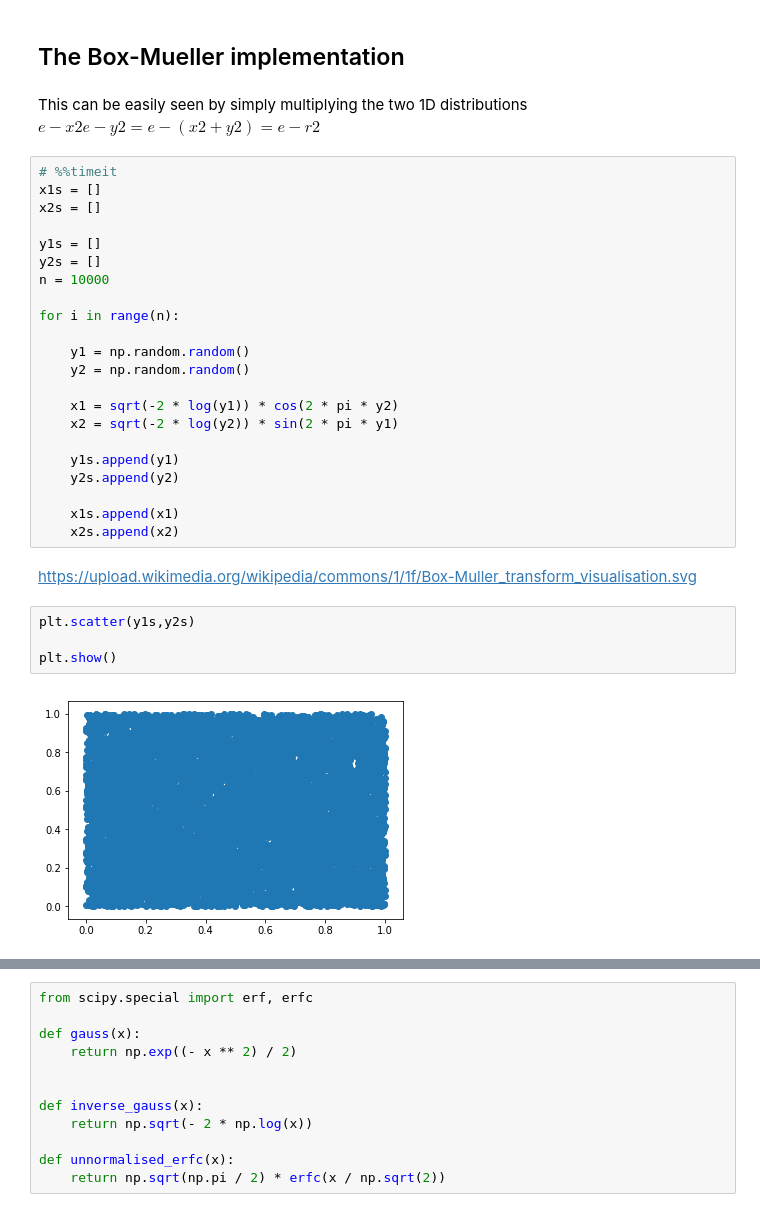
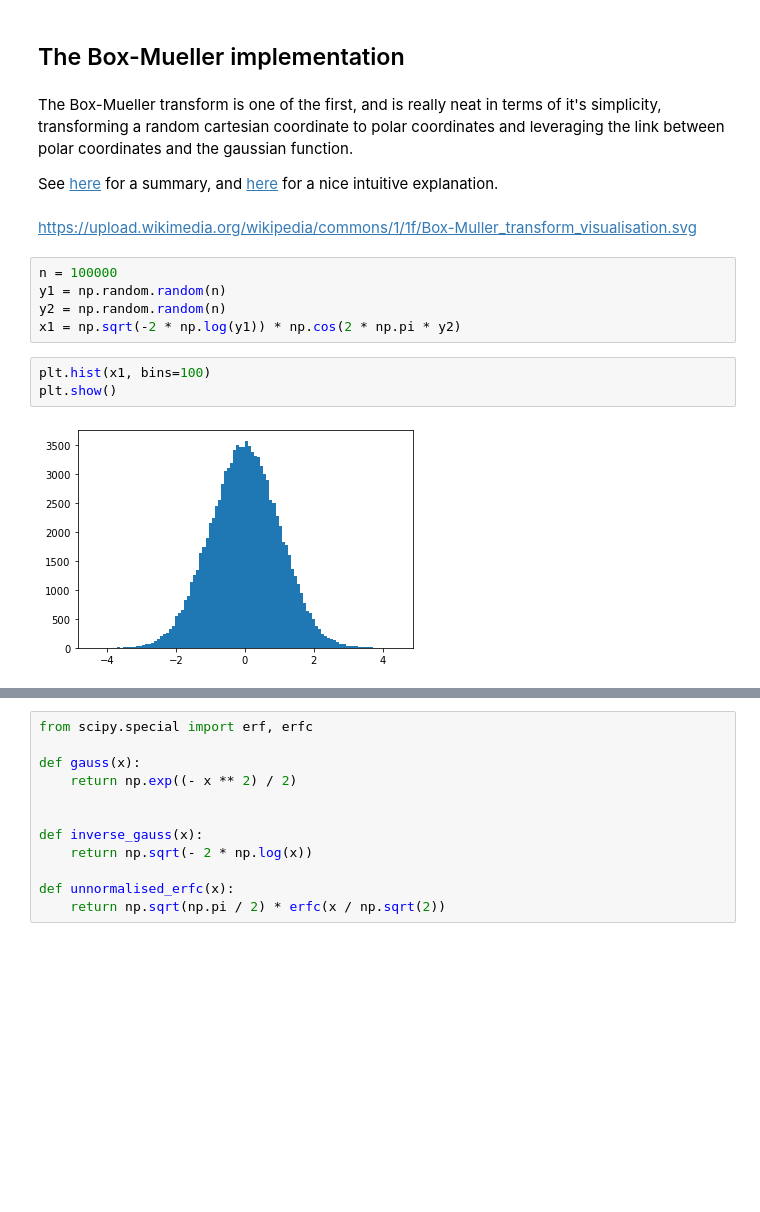
Before and after one commit to tmerrittsmith/normal_distribution_sampler, a Jupyter notebook: normal_distribution_sampler_1.ipynb, the cells around one changed output, grey strips where cells are left out. Saved outputs shown, nothing was run; the diff lists cells and outputs as text; blank space fills up the shorter version.

```diff
--- a/normal_distribution_sampler_1.ipynb
+++ b/normal_distribution_sampler_1.ipynb
@@ -370,34 +110,18 @@ from math import sin, cos, pi, log, sqrt
 # %% [markdown]
 ## The Box-Mueller implementation
-# %% [markdown]
-This can be easily seen by simply multiplying the two 1D distributions $e−x2e−y2=e−(x2+y2)=e−r2$
-# %%
-# %%timeit
-x1s = []
-x2s = []
-
-y1s = []
-y2s = []
-n = 10000
-
-for i in range(n):
-
-    y1 = np.random.random()
-    y2 = np.random.random()
-
-    x1 = sqrt(-2 * log(y1)) * cos(2 * pi * y2)
-    x2 = sqrt(-2 * log(y2)) * sin(2 * pi * y1)
-
-    y1s.append(y1)
-    y2s.append(y2)
-
-    x1s.append(x1)
-    x2s.append(x2)
+# %% [markdown]
+The Box-Mueller transform is one of the first, and is really neat in terms of it's simplicity, transforming a random cartesian coordinate to polar coordinates and leveraging the link between polar coordinates and the gaussian function.
+
+See [here](https://en.wikipedia.org/wiki/Box%E2%80%93Muller_transform#cite_note-5) for a summary, and [here](https://math.stackexchange.com/a/3334295/448595) for a nice intuitive explanation.
 # %% [markdown]
 https://upload.wikimedia.org/wikipedia/commons/1/1f/Box-Muller_transform_visualisation.svg
+# %%
+n = 100000
+y1 = np.random.random(n)
+y2 = np.random.random(n)
+x1 = np.sqrt(-2 * np.log(y1)) * np.cos(2 * np.pi * y2)
 # %%
-plt.scatter(y1s,y2s)
-
+plt.hist(x1, bins=100)
 plt.show()
 # %% [output]
-[figure, old version]
+[figure, new version]
```
Also changed, not shown: parts of 77 cells of this notebook.
